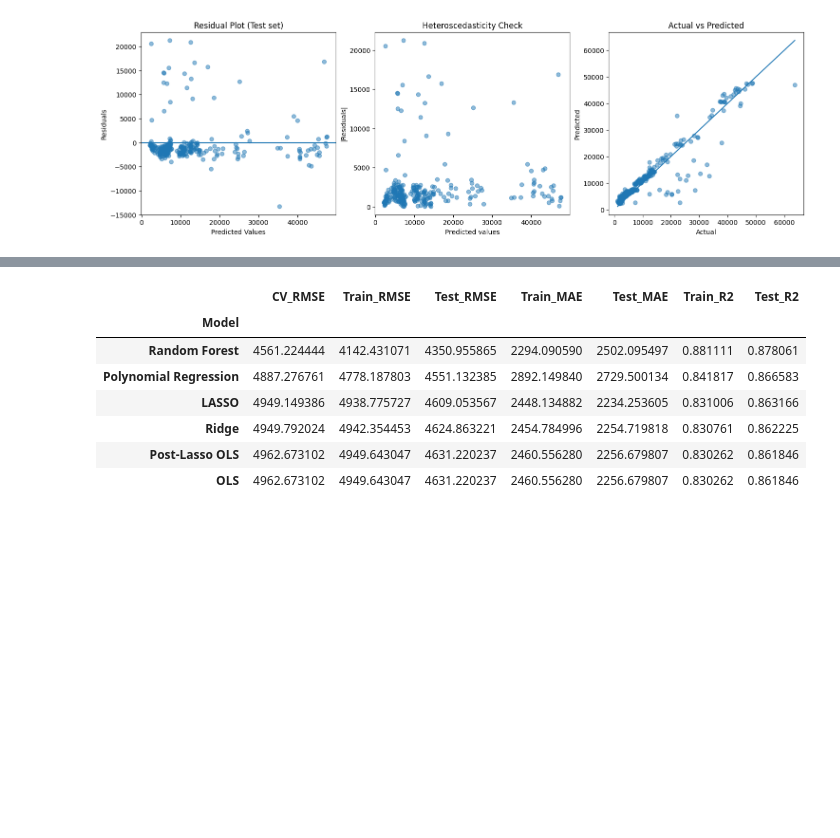
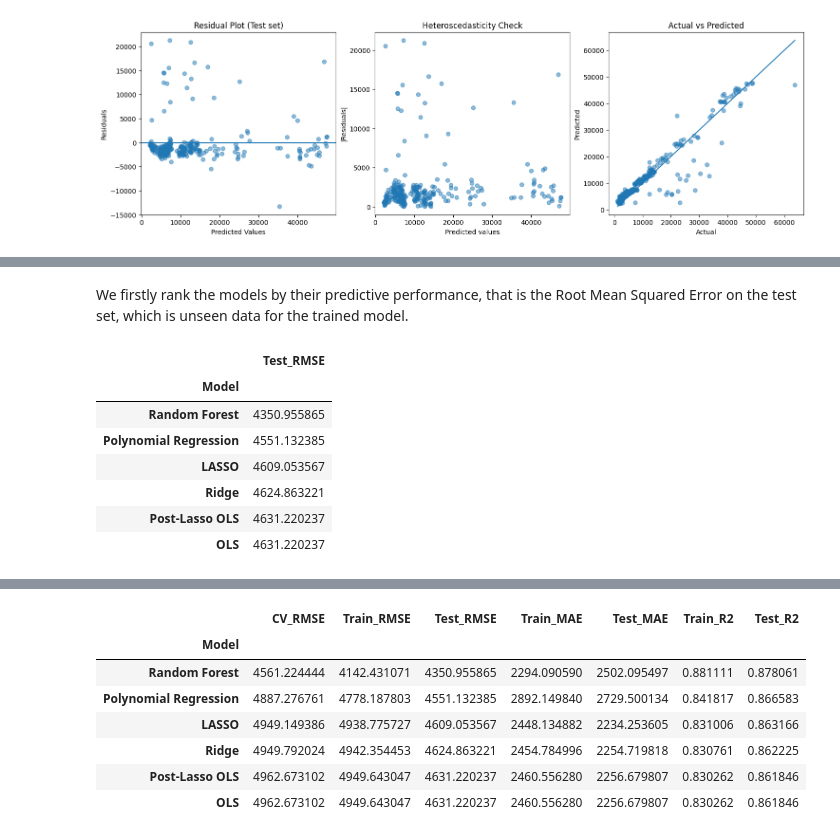
Before and after one commit to NikifBi/Medical_Costs_Regression_Analysis, a Jupyter notebook: Medical Costs.ipynb, the cells around one changed output, grey strips where cells are left out. Cells and saved outputs as stored; diff of their text form; code cells hidden in the pictures; blank space fills up the shorter version.

```diff
--- a/Medical Costs.ipynb
+++ b/Medical Costs.ipynb
@@ -1667,0 +1663,17 @@ results
+# %% [markdown]
+We firstly rank the models by their predictive performance, that is the Root Mean Squared Error on the test set, which is unseen data for the trained model.
+# %%
+### Sort result according to Test_RMSE in ascending order
+sorted_rmse = results.sort_values(by='Test_RMSE', ascending=True)
+
+### Display
+sorted_rmse[['Test_RMSE']]
+# %% [output]
+|  | Test_RMSE |
+| Model |  |
+| Random Forest | 4350.955865 |
+| Polynomial Regression | 4551.132385 |
+| LASSO | 4609.053567 |
+| Ridge | 4624.863221 |
+| Post-Lasso OLS | 4631.220237 |
+| OLS | 4631.220237 |
```
Also changed, not shown: parts of 19 cells of this notebook.
